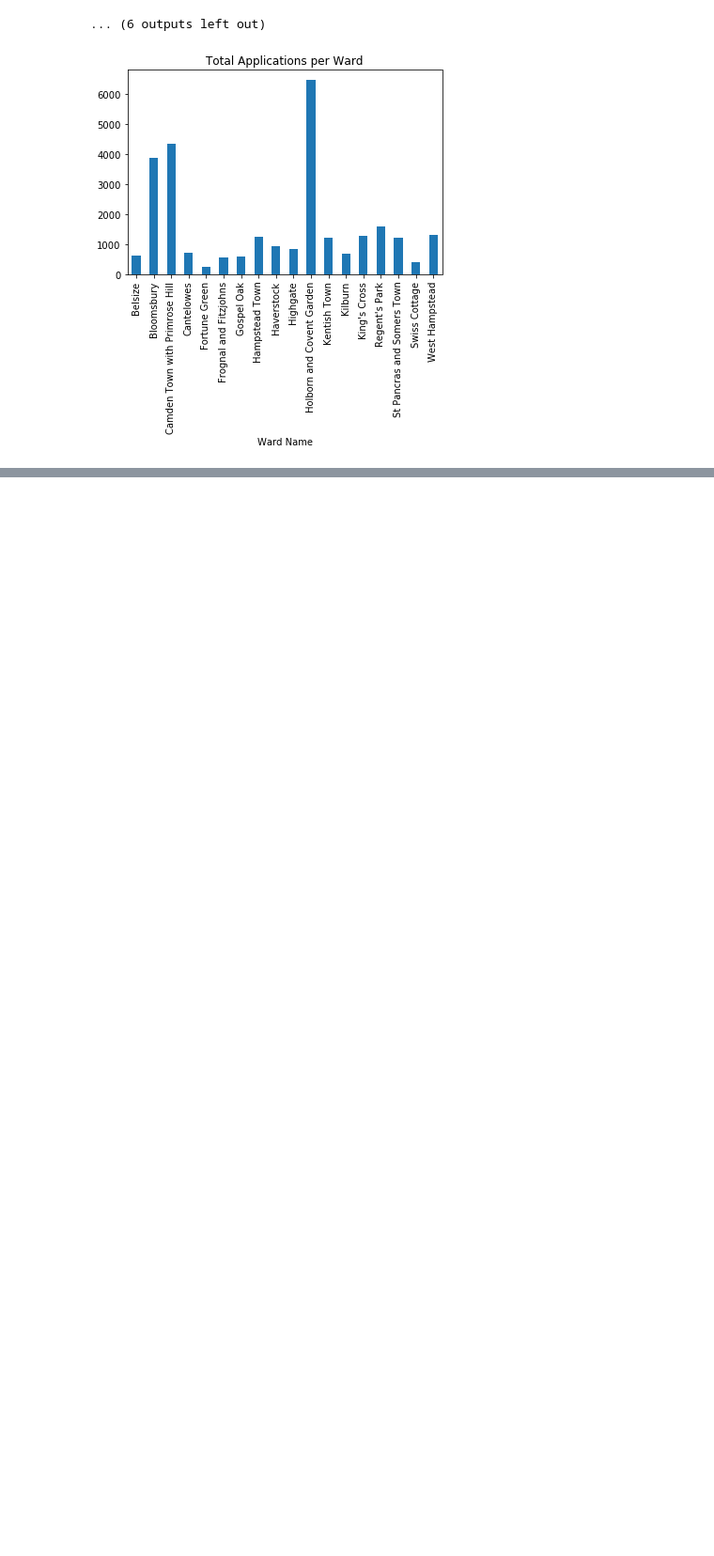
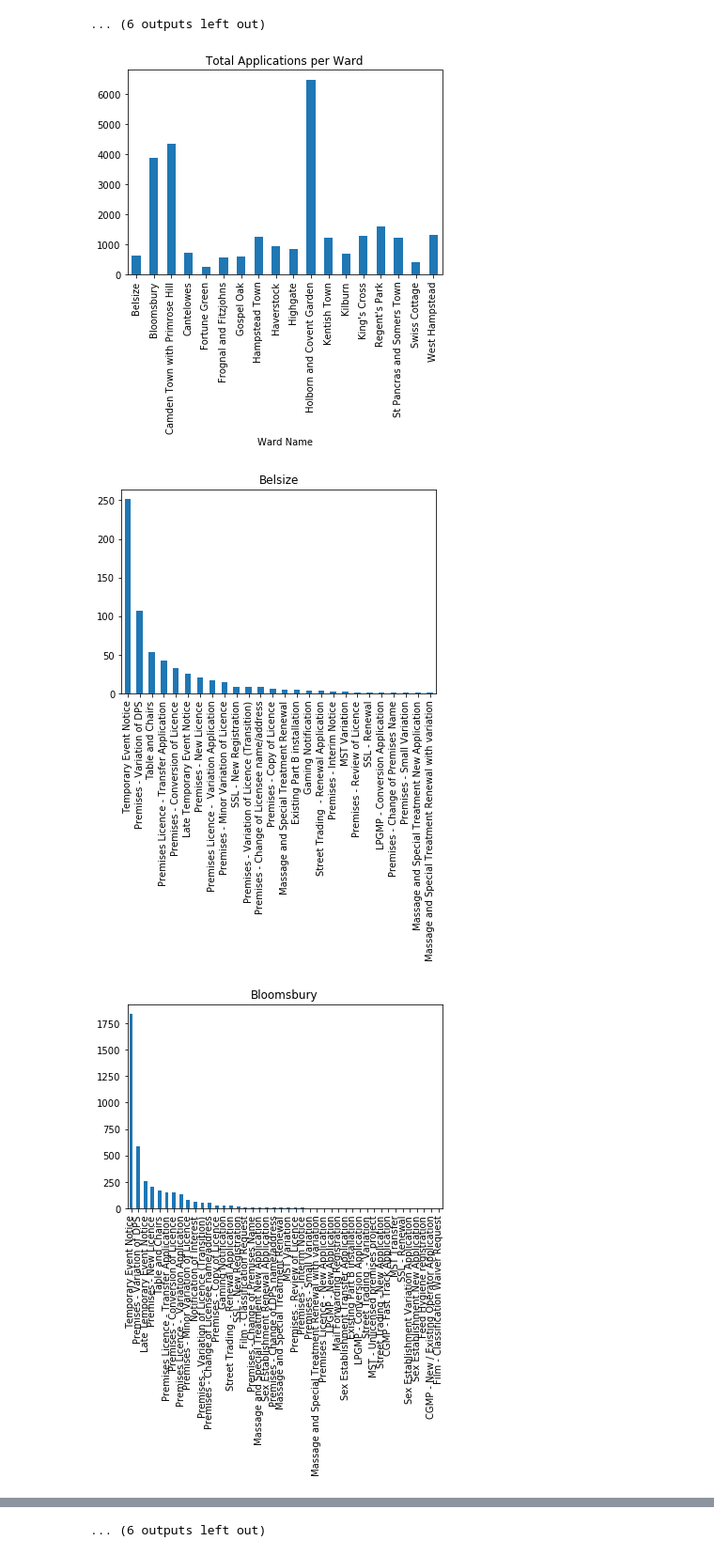
Before and after one commit to irfannurafif/data-eng, a Jupyter notebook: data_engineering.ipynb, the cells around one changed output, grey strips where cells are left out. Shown at 94% size. Drawn from its saved outputs; the diff is of its cells as text; code cells hidden in the pictures; blank space fills up the shorter version.

Commit message:
per ward per type

```diff
--- a/data_engineering.ipynb
+++ b/data_engineering.ipynb
@@ -42,3 +45,11 @@ perward_avg['Application Day'].count().plot(kind='bar', title='Total Application
 plt.show()
 # %% [output]
 [figure]
+# %%
+pertype = cmdapp.groupby(['Ward Name'])
+for index, group in pertype['Application Type']:
+    group.value_counts().plot(kind='bar',title=index)
+    plt.show()
+# %% [output]
+[figure, added]
+[figure, added]
@@ -44,0 +66 @@ plt.show()
+... (6 outputs left out)
```
Also changed, not shown: parts of 2 cells of this notebook.
